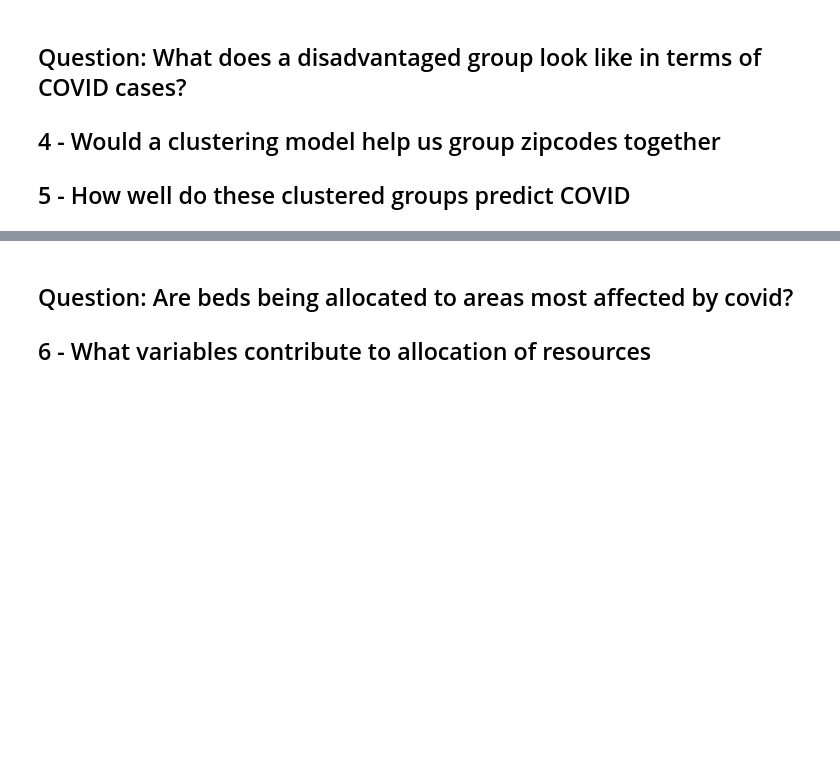
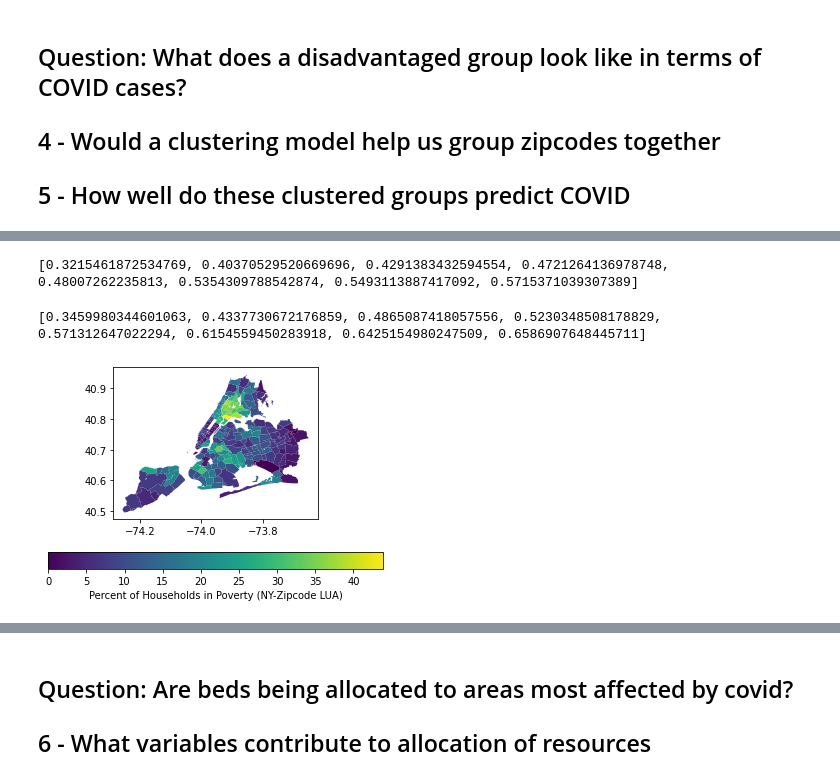
Before and after one commit to abechtel31/CPSC392-Final, a Jupyter notebook: covid.ipynb, the cells around one changed output, grey strips where cells are left out. Saved outputs shown, nothing was run; the diff lists cells and outputs as text; code cells hidden in the pictures; blank space fills up the shorter version.

```diff
--- a/covid.ipynb
+++ b/covid.ipynb
@@ -481,0 +587,35 @@ It does not
+# %%
+sils = []
+
+for n in n_components:
+    hac = AgglomerativeClustering(n_clusters = n,
+                              affinity = "euclidean",
+                             linkage = "ward")
+    hac.fit(X)
+
+    colName = str(n) + "HAC_assign"
+    clusters = hac.labels_
+
+    Xdf[colName] = clusters
+
+    sils.append(silhouette_score(X, clusters))
+
+print(sils)
+# %% [output]
+[0.3215461872534769, 0.40370529520669696, 0.4291383432594554, 0.4721264136978748, 0.48007262235813, 0.5354309788542874, 0.5493113887417092, 0.5715371039307389]
+# %%
+sils = []
+
+for n in n_components:
+    km = KMeans(n_clusters = n)
+    km.fit(X)
+    colName = str(n) + "KM_assign"
+    clusters = km.predict(X)
+
+    Xdf[colName] = clusters
+
+    sils.append(silhouette_score(X, clusters))
+
+print(sils)
+# %% [output]
+[0.3459980344601063, 0.4337730672176859, 0.4865087418057556, 0.5230348508178829, 0.571312647022294, 0.6154559450283918, 0.6425154980247509, 0.6586907648445711]
@@ -481,0 +624,3 @@ It does not
+# %%
+ny.reset_index(inplace = True)
+Xdf.reset_index(inplace = True)
@@ -481,0 +629,11 @@ It does not
+# %%
+fig, ax = plt.subplots(1, 1)
+
+ny.plot(column='pcnt_pov',
+        ax=ax,
+        legend=True,
+        legend_kwds={'label': "Percent of Households in Poverty (NY-Zipcode LUA)",
+        'orientation': "horizontal"})
+plt.show()
+# %% [output]
+[figure, added]
```
Also changed, not shown: parts of 58 cells of this notebook.
